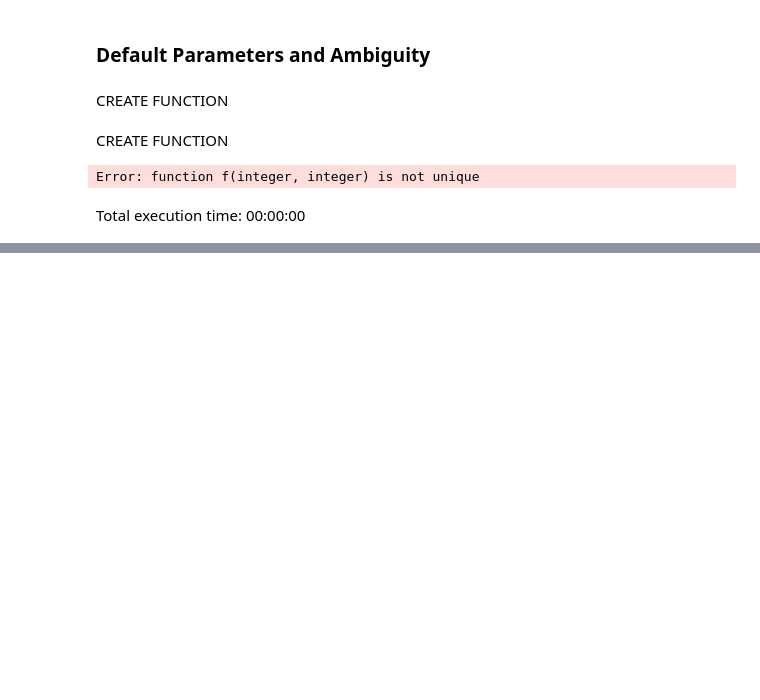
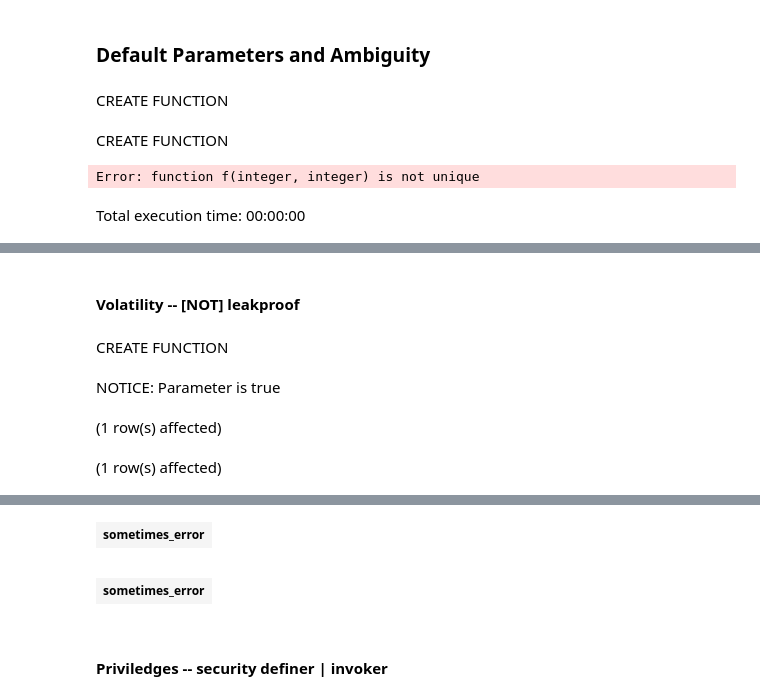
Before and after one commit to yaowenqiang/capturing_logic_with_custom_functions_in_postgresql, a Jupyter notebook: Notebook-1.ipynb, the cells around one changed output, grey strips where cells are left out. Drawn from its saved outputs; the diff is of its cells as text; code cells hidden in the pictures; blank space fills up the shorter version.

```diff
--- a/Notebook-1.ipynb
+++ b/Notebook-1.ipynb
@@ -1565,0 +1690,23 @@ Total execution time: 00:00:00
+# %% [markdown]
+#### Volatility -- [NOT] leakproof
+# %%
+CREATE OR REPLACE FUNCTION sometimes_error(flag boolean)
+    RETURNS void
+    LANGUAGE plpgsql
+    NOT LEAKPROOF
+AS
+$$
+BEGIN
+    IF flag THEN
+        RAISE NOTICE 'Parameter is true';
+    END IF;
+END;
+$$;
+
+SELECT sometimes_error(true);
+SELECT sometimes_error(false);
+# %% [output]
+CREATE FUNCTION
+NOTICE: Parameter is true
+(1 row(s) affected)
+(1 row(s) affected)
@@ -1565,0 +1714,6 @@ Total execution time: 00:00:00
+| sometimes_error |
+|  |
+| sometimes_error |
+|  |
+# %% [markdown]
+#### Priviledges -- security definer | invoker
```
Also changed, not shown: parts of 24 cells of this notebook.
